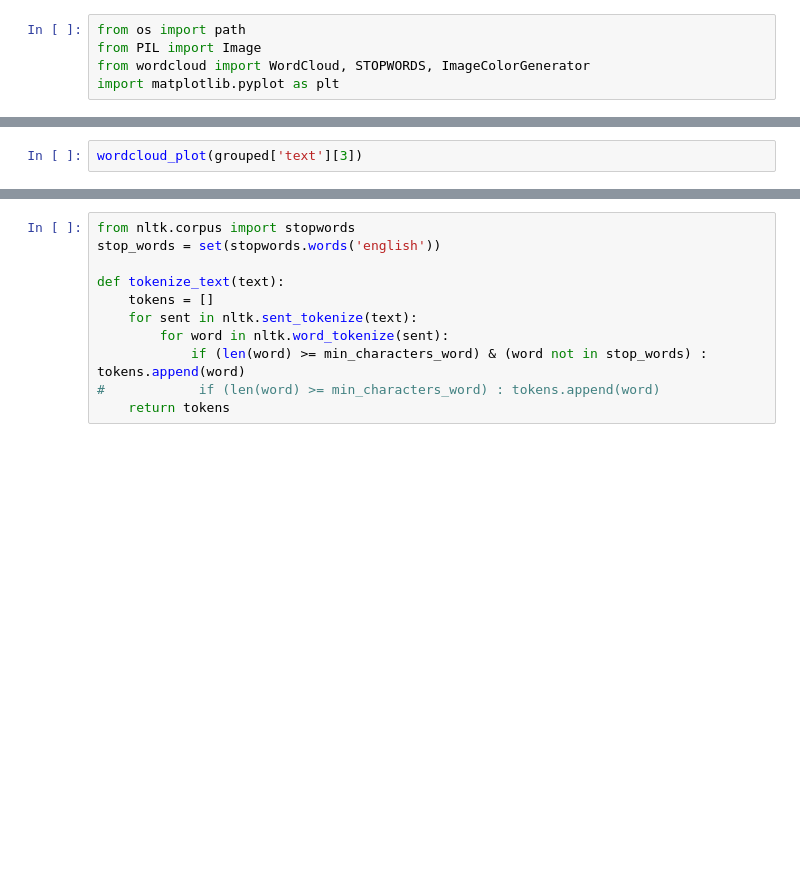
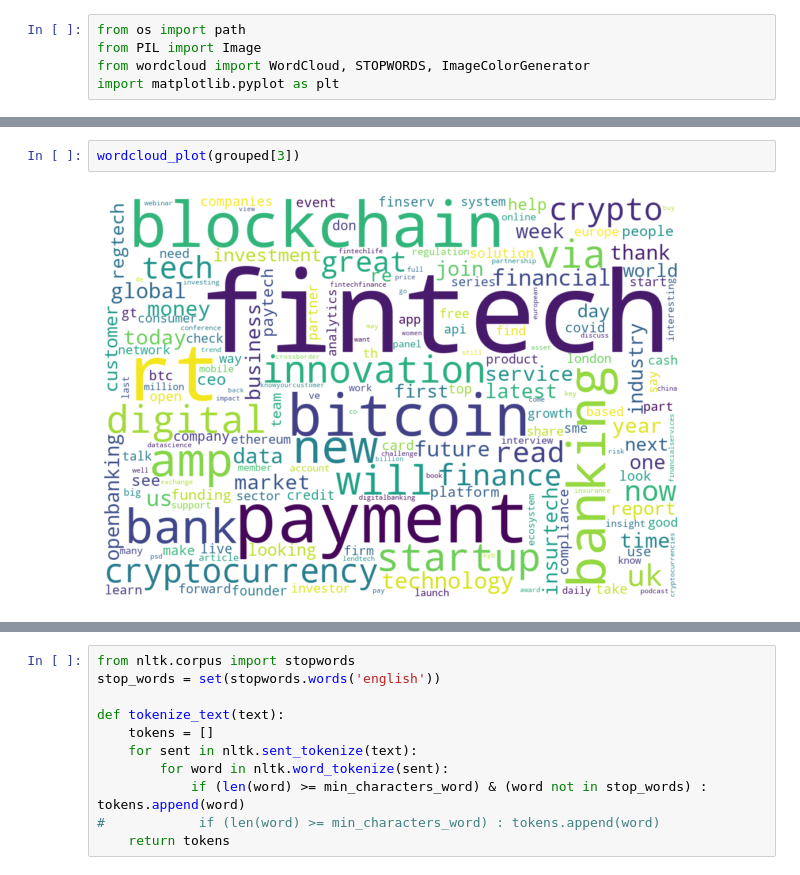
Before and after one commit to cosmohawk/summer_project_2020, a Jupyter notebook: notebooks/tweet_training_XGB.ipynb, the cells around one changed output, grey strips where cells are left out. Saved outputs shown, nothing was run; the diff lists cells and outputs as text; blank space fills up the shorter version.

```diff
--- a/notebooks/tweet_training_XGB.ipynb
+++ b/notebooks/tweet_training_XGB.ipynb
@@ -259,3 +200,5 @@ wordcloud_plot(grouped['text'][2])
 # %%
-wordcloud_plot(grouped['text'][3])
+wordcloud_plot(grouped[3])
+# %% [output]
+[figure, added]
 # %%
```
Also changed, not shown: parts of 55 cells of this notebook.
